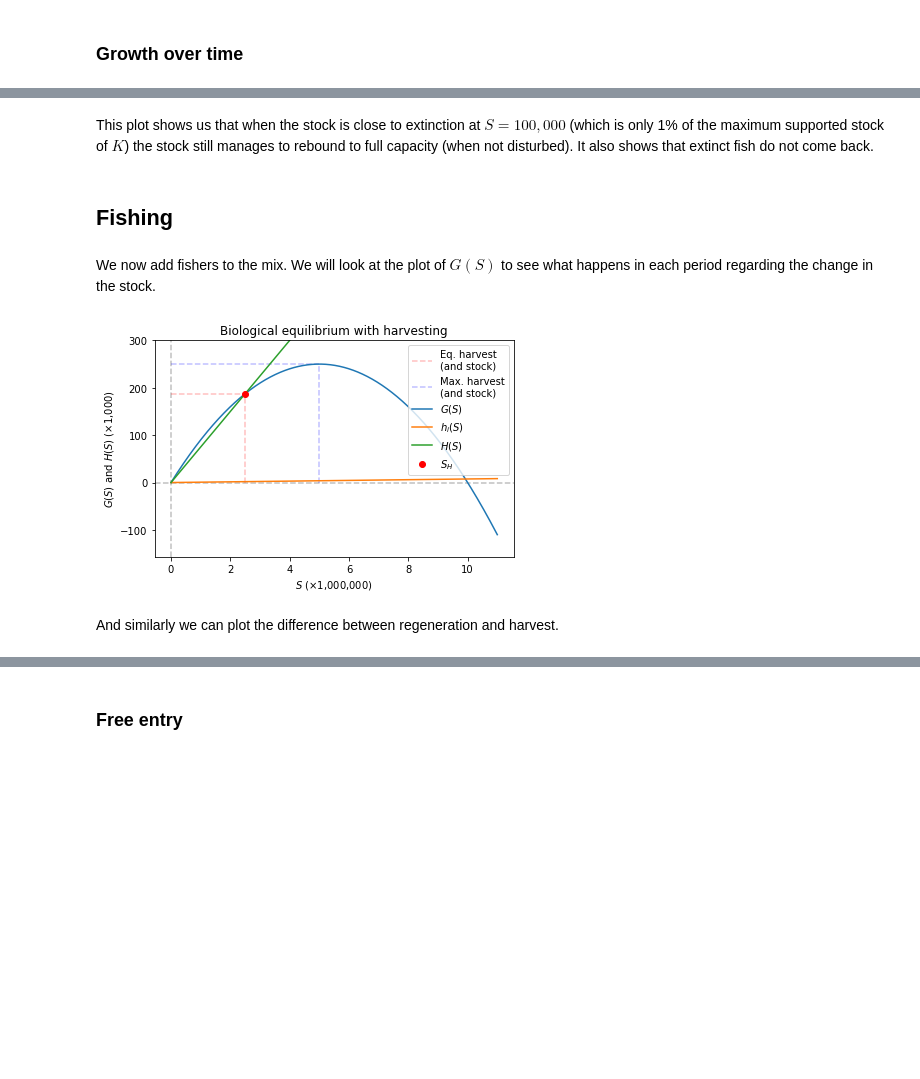
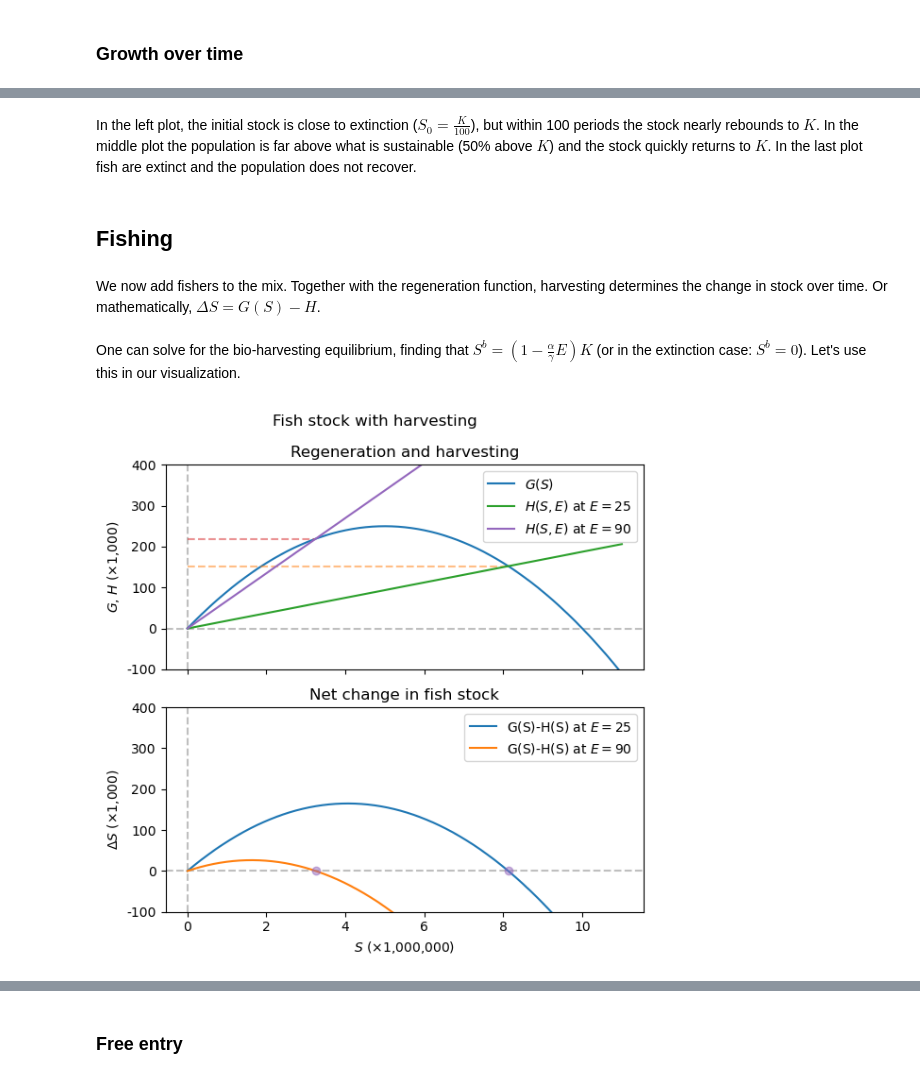
Before and after one commit to Leonbremer/fisheries, a Jupyter notebook: fish.ipynb, the cells around one changed output, grey strips where cells are left out. Cells and saved outputs as stored; diff of their text form; code cells hidden in the pictures; blank space fills up the shorter version.

```diff
--- a/fish.ipynb
+++ b/fish.ipynb
@@ -20,10 +18,9 @@ Second, let us define some global parameters.
 # %%
-# parameters
-k = 10# max supported fish stock in millions
+# Global parameters
+k = 10*10**6# max supported fish stock in millions
 alpha = .00075# ease-of-harvesting parameter
 gamma = .1# natural fish growth parameter
-s = np.linspace(0,k+1,k*100)# Fish stock's domain for plotting
-n = 100# number of fishers
-p = 500# price
-w = 1# wage
+
+# p = 500# price
+# w = 1# wage
 # %% [markdown]
@@ -131,5 +118 @@ We can also make a plot over time. The following plot start with a stock of 100,
-# %%
-T = np.arange(101)
-S0 = k/100
-S0e = 0
 # %%
@@ -161,36 +154,39 @@ plt.show()
 # %% [markdown]
-This plot shows us that when the stock is close to extinction at $S = 100,000$ (which is only 1% of the maximum supported stock of $K$) the stock still manages to rebound to full capacity (when not disturbed). It also shows that extinct fish do not come back.
+In the left plot, the initial stock is close to extinction ($S_0 = \frac{K}{100}$), but within 100 periods the stock nearly rebounds to $K$. In the middle plot the population is far above what is sustainable (50% above $K$) and the stock quickly returns to $K$. In the last plot fish are extinct and the population does not recover.
 # %% [markdown]
 ## Fishing
 # %% [markdown]
-We now add fishers to the mix. We will look at the plot of $G(S)$ to see what happens in each period regarding the change in the stock.
+We now add fishers to the mix. Together with the regeneration function, harvesting determines the change in stock over time. Or mathematically, $\Delta S = G(S) - H$.
+# %% [markdown]
+One can solve for the bio-harvesting equilibrium, finding that $S^b = (1 - \frac{\alpha}{\gamma}E)K$ (or in the extinction case: $S^b=0$). Let's use this in our visualization.
 # %%
-# Bio-harvesting equilibrium Stock
-Sb = (1 - (alpha/gamma)*n)*k# Can be found by solving the model
+s = np.linspace(0,k+m,t)# Domain of plot
 
-# Biology and harvest
-plt.axhline(0,linestyle='--',color="grey",alpha=.5)
-plt.axvline(0,linestyle='--',color="grey",alpha=.5)
-plt.plot([Sb, Sb], [0,G(gamma=gamma, S=Sb, K=k)*1000], linestyle='--', color="red", alpha=.25)
-plt.plot([0, Sb],
-         [G(gamma=gamma, S=Sb, K=k)*1000,G(gamma=gamma, S=Sb, K=k)*1000],
-         linestyle='--', color="red", alpha=.25, label='Eq. harvest\n(and stock)')
-plt.plot([5, 5], [0,G(gamma=gamma, S=5, K=k)*1000], linestyle='--', color="blue", alpha=.25)
-plt.plot([0, 5],
-         [G(gamma=gamma, S=5, K=k)*1000,G(gamma=gamma, S=5, K=k)*1000],
-         linestyle='--', color="blue", alpha=.25, label='Max. harvest\n(and stock)')
-plt.title('Biological equilibrium with harvesting')
-plt.plot(s, G(gamma=gamma, S=s, K=k)*1000, label=r'$G(S)$')
-plt.plot(s, H(alpha=alpha, S=s, e=1)*1000, label=r'$h_i(S)$')
-plt.plot(s, H(alpha=alpha, S=s, e=n)*1000, label=r'$H(S)$')
-plt.plot(Sb, G(gamma=gamma, S=Sb, K=k)*1000, 'ro', label=r'$S_H$')
-plt.ylim(top=300)
-plt.xlabel(r'$S$ ($\times$1,000,000)')
-plt.ylabel(r'$G(S)$ and $H(S)$ ($\times$1,000)')
+# Plot
+fig, (ax0,ax1) = plt.subplots(nrows=2,ncols=1,figsize=(6, 6),sharex=True,sharey=True)
+for ax in [ax0,ax1]:
+    ax.axhline(0,linestyle='--',color="grey",alpha=.5)
+    ax.axvline(0,linestyle='--',color="grey",alpha=.5)
+    ax.xaxis.set_major_formatter(lambda s,t: "{:,.0f}".format(s/10**6))
+    ax.yaxis.set_major_formatter(lambda s,t: "{:,.0f}".format(s/10**3))
+ax0.plot(s, G(gamma=gamma, S=s, K=k), label=r'$G(S)$')
+for E in [25,90]:
+    Sb = (1 - (alpha/gamma)*E)*k
+    ax0.plot([0,Sb],[H(alpha,Sb,E),H(alpha,Sb,E)],alpha=.5,linestyle='dashed')
+    ax0.plot(s,H(alpha,s,E),label=r'$H(S,E)$ at $E=$'+str(E))
+    ax1.plot(s,G(gamma=gamma,S=s,K=k)-H(alpha,s,E),
+             label=r'G(S)-H(S) at $E=$'+str(E))
+    ax1.plot(Sb,0,color='tab:purple',marker='o',alpha=.5)
+ax1.set_xlabel(r'$S$ ($\times$1,000,000)')
+ax0.set_ylabel(r'$G$, $H$ ($\times$1,000)')
+ax1.set_ylabel(r'$\Delta S$ ($\times$1,000)')
+fig.suptitle('Fish stock with harvesting')
+ax0.legend()
+ax1.legend()
+ax0.set_title('Regeneration and harvesting')
+ax1.set_title('Net change in fish stock')
 plt.tight_layout()
-plt.legend()
+plt.ylim(-10**5,4*10**5)
 plt.show()
 # %% [output]
-[figure, old version]
+[figure, new version]
-# %% [markdown]
-And similarly we can plot the difference between regeneration and harvest.
```
Also changed, not shown: parts of 37 cells of this notebook.
